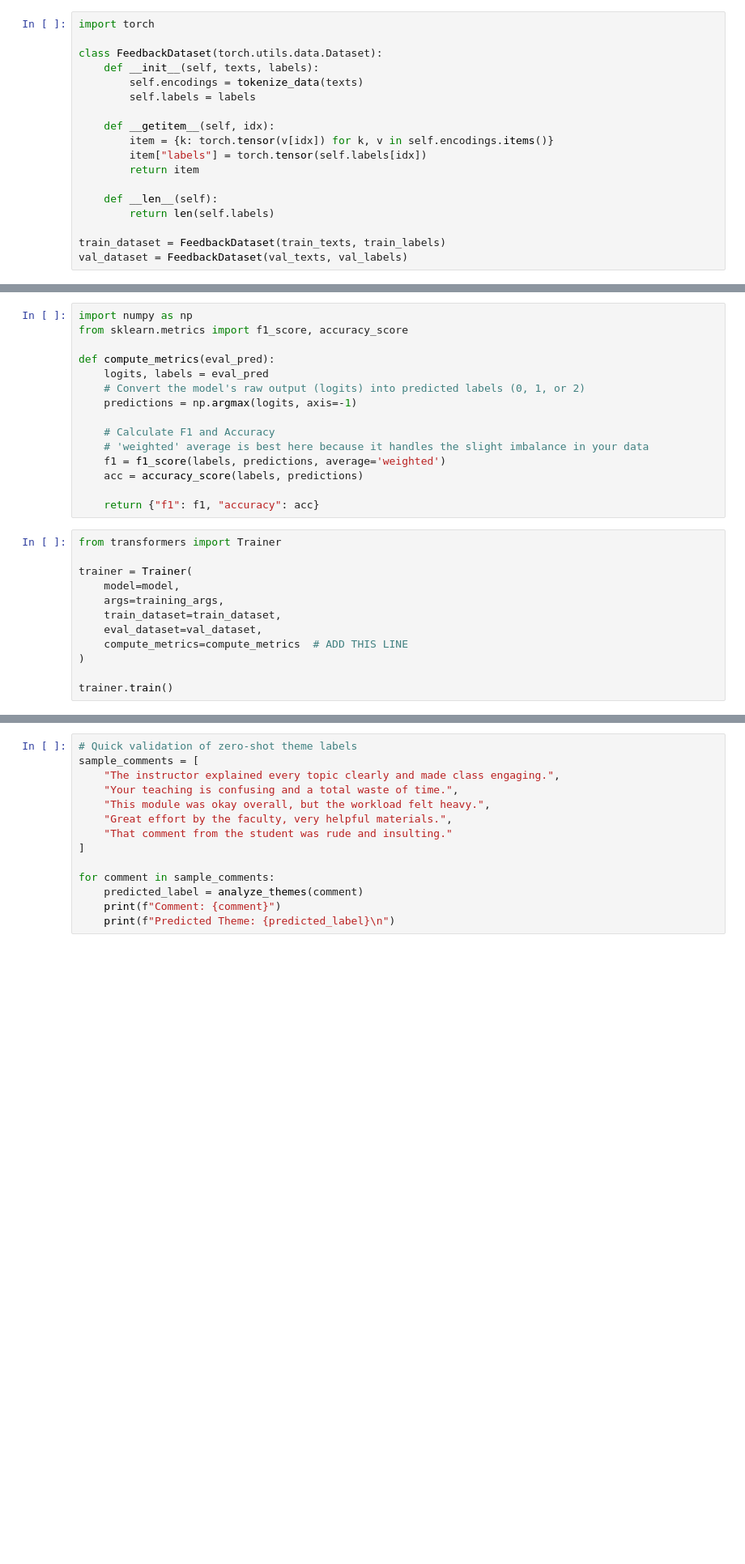
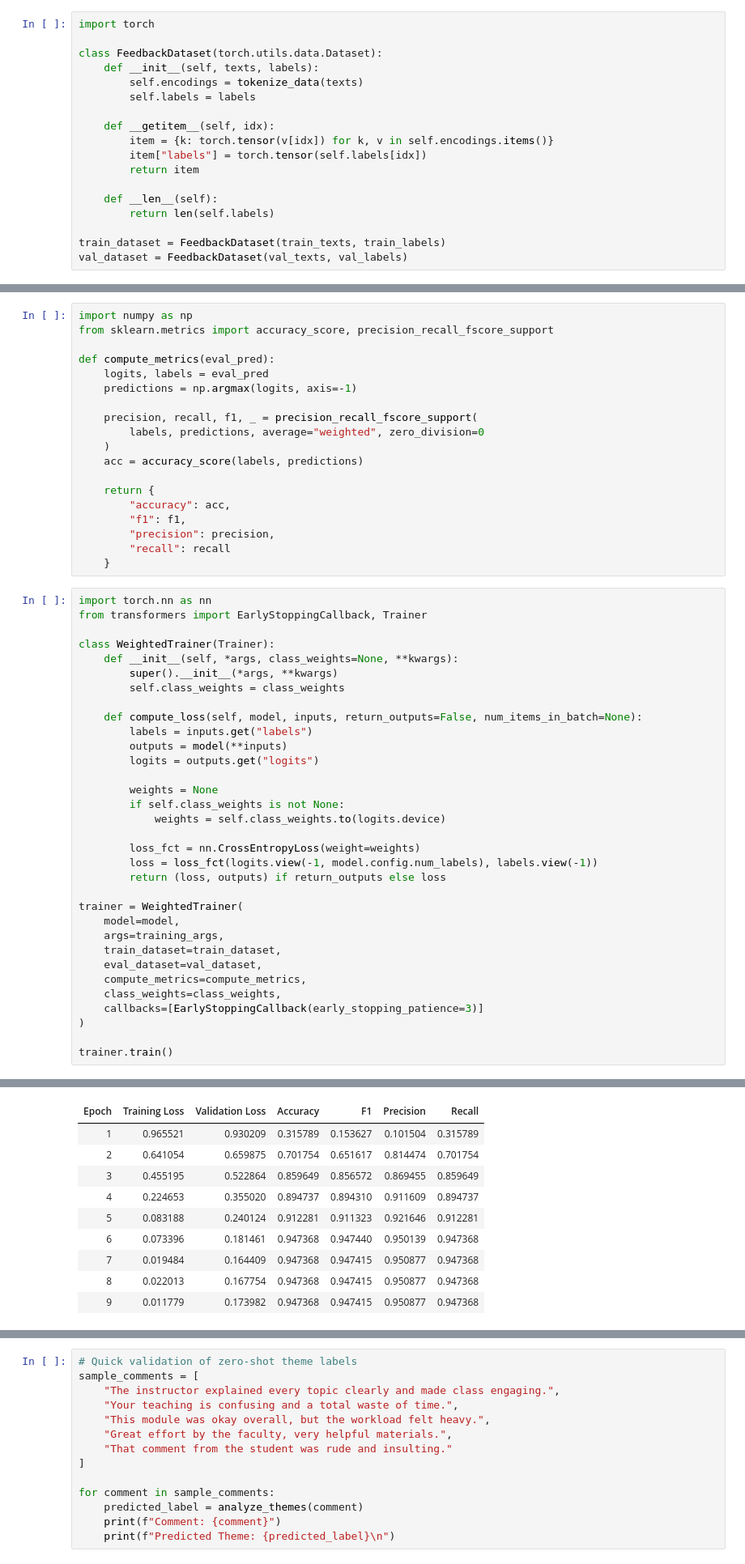
Before and after one commit to endevium/UPang-Student-Feedback-and-Module-Evaluation-System, a Jupyter notebook: train_sentiment.ipynb, the cells around one changed output, grey strips where cells are left out. Shown at 81% size. Cells and saved outputs as stored; diff of their text form; blank space fills up the shorter version.

Commit message:
ai model training

```diff
--- a/train_sentiment.ipynb
+++ b/train_sentiment.ipynb
@@ -103,27 +180,53 @@ print(training_args)
 # %%
 import numpy as np
-from sklearn.metrics import f1_score, accuracy_score
+from sklearn.metrics import accuracy_score, precision_recall_fscore_support
 
 def compute_metrics(eval_pred):
     logits, labels = eval_pred
-    # Convert the model's raw output (logits) into predicted labels (0, 1, or 2)
     predictions = np.argmax(logits, axis=-1)
 
-    # Calculate F1 and Accuracy
-    # 'weighted' average is best here because it handles the slight imbalance in your data
-    f1 = f1_score(labels, predictions, average='weighted')
+    precision, recall, f1, _ = precision_recall_fscore_support(
+        labels, predictions, average="weighted", zero_division=0
+    )
     acc = accuracy_score(labels, predictions)
 
-    return {"f1": f1, "accuracy": acc}
+    return {
+        "accuracy": acc,
+        "f1": f1,
+        "precision": precision,
+        "recall": recall
+    }
 # %%
-from transformers import Trainer
+import torch.nn as nn
+from transformers import EarlyStoppingCallback, Trainer
 
-trainer = Trainer(
+class WeightedTrainer(Trainer):
+    def __init__(self, *args, class_weights=None, **kwargs):
+        super().__init__(*args, **kwargs)
+        self.class_weights = class_weights
+
+    def compute_loss(self, model, inputs, return_outputs=False, num_items_in_batch=None):
+        labels = inputs.get("labels")
+        outputs = model(**inputs)
+        logits = outputs.get("logits")
+
+        weights = None
+        if self.class_weights is not None:
+            weights = self.class_weights.to(logits.device)
+
+        loss_fct = nn.CrossEntropyLoss(weight=weights)
+        loss = loss_fct(logits.view(-1, model.config.num_labels), labels.view(-1))
+        return (loss, outputs) if return_outputs else loss
+
+trainer = WeightedTrainer(
     model=model,
     args=training_args,
     train_dataset=train_dataset,
     eval_dataset=val_dataset,
-    compute_metrics=compute_metrics  # ADD THIS LINE
+    compute_metrics=compute_metrics,
+    class_weights=class_weights,
+    callbacks=[EarlyStoppingCallback(early_stopping_patience=3)]
 )
 
 trainer.train()
+# %% [output]
@@ -129,0 +234,10 @@ trainer.train()
+| Epoch | Training Loss | Validation Loss | Accuracy | F1 | Precision | Recall |
+| 1 | 0.965521 | 0.930209 | 0.315789 | 0.153627 | 0.101504 | 0.315789 |
+| 2 | 0.641054 | 0.659875 | 0.701754 | 0.651617 | 0.814474 | 0.701754 |
+| 3 | 0.455195 | 0.522864 | 0.859649 | 0.856572 | 0.869455 | 0.859649 |
+| 4 | 0.224653 | 0.355020 | 0.894737 | 0.894310 | 0.911609 | 0.894737 |
+| 5 | 0.083188 | 0.240124 | 0.912281 | 0.911323 | 0.921646 | 0.912281 |
+| 6 | 0.073396 | 0.181461 | 0.947368 | 0.947440 | 0.950139 | 0.947368 |
+| 7 | 0.019484 | 0.164409 | 0.947368 | 0.947415 | 0.950877 | 0.947368 |
+| 8 | 0.022013 | 0.167754 | 0.947368 | 0.947415 | 0.950877 | 0.947368 |
+| 9 | 0.011779 | 0.173982 | 0.947368 | 0.947415 | 0.950877 | 0.947368 |
```
Also changed, not shown: parts of 12 cells of this notebook, 2 other files.
